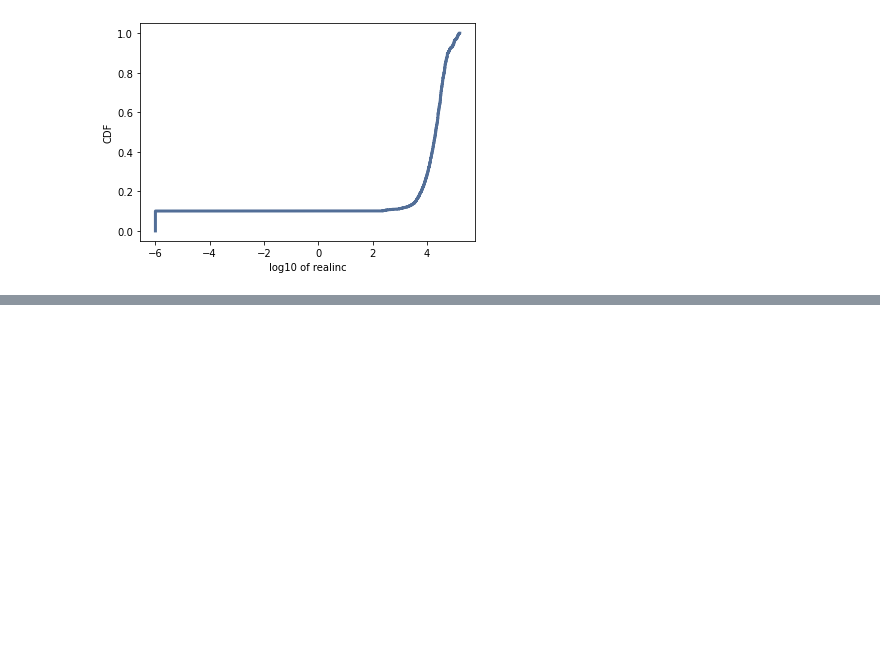
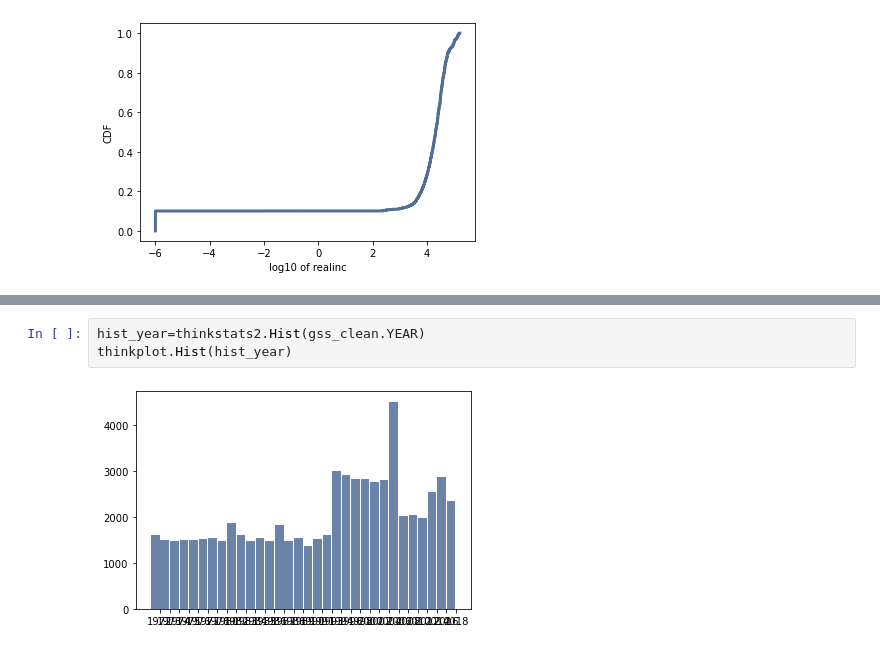
Before and after one commit to madhukarayachit/ThinkStats2, a Jupyter notebook: DSC530/Week12/Ayachit_Madhukar_Week12.ipynb, the cells around one changed output, grey strips where cells are left out. Drawn from its saved outputs; the diff is of its cells as text; blank space fills up the shorter version.

```diff
--- a/DSC530/Week12/Ayachit_Madhukar_Week12.ipynb
+++ b/DSC530/Week12/Ayachit_Madhukar_Week12.ipynb
@@ -177,0 +211,5 @@ thinkplot.Config(xlabel='log10 of realinc', ylabel='CDF')
+# %%
+hist_year=thinkstats2.Hist(gss_clean.YEAR)
+thinkplot.Hist(hist_year)
+# %% [output]
+[figure, added]
```
Also changed, not shown: parts of 32 cells of this notebook.
